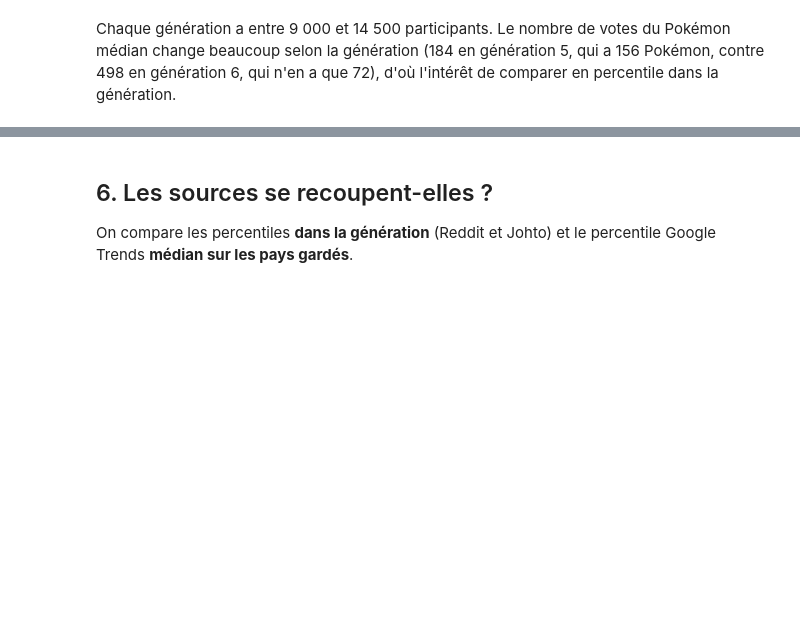
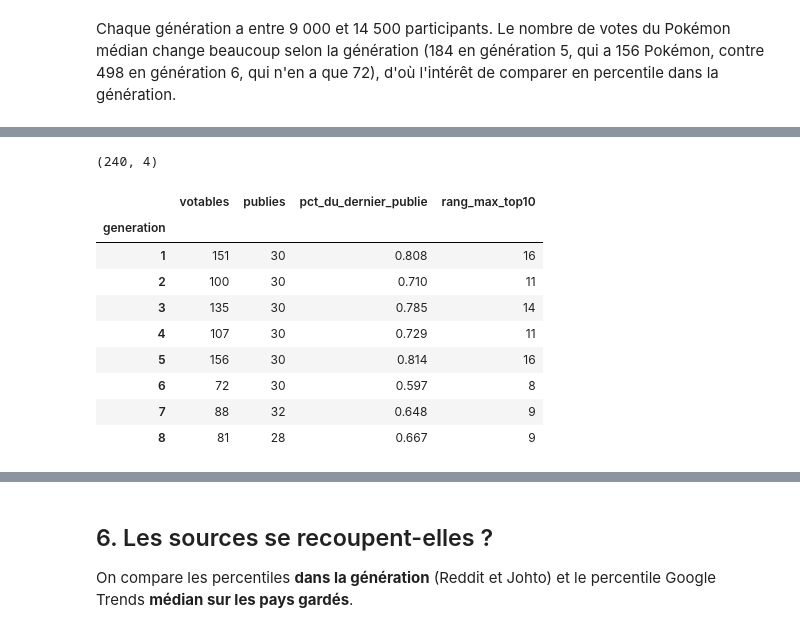
Before and after one commit to Kez0X/projet_pokemon, a Jupyter notebook: notebooks/02_popularite_sources.ipynb, the cells around one changed output, grey strips where cells are left out. Drawn from its saved outputs; the diff is of its cells as text; code cells hidden in the pictures; blank space fills up the shorter version.

```diff
--- a/notebooks/02_popularite_sources.ipynb
+++ b/notebooks/02_popularite_sources.ipynb
@@ -645,0 +654,27 @@ Chaque génération a entre 9 000 et 14 500 participants. Le nombre de votes du
+# %%
+POTY_DEX_MAX = 890   # derniers Pokémon votables en février 2020 (jusqu'à Épée et Bouclier)
+n_votables = table[table.index <= POTY_DEX_MAX].groupby("generation").size().rename("votables")
+
+po = table.loc[table.poty_rang_generation.notna(), ["generation", "poty_votes", "poty_rang_generation"]].copy()
+n = po.generation.map(n_votables)
+po["poty_pct_gen"] = (n - po.poty_rang_generation + 1) / n
+print(po.shape)
+
+# percentile du dernier publié, et rang maximum pour être dans le top 10 % (percentile >= 0,9)
+resume = n_votables.to_frame()
+resume["publies"] = po.groupby("generation").size()
+resume["pct_du_dernier_publie"] = po.groupby("generation").poty_pct_gen.min().round(3)
+resume["rang_max_top10"] = np.floor(0.1 * resume.votables + 1).astype(int)
+resume
+# %% [output]
+(240, 4)
+|  | votables | publies | pct_du_dernier_publie | rang_max_top10 |
+| generation |  |  |  |  |
+| 1 | 151 | 30 | 0.808 | 16 |
+| 2 | 100 | 30 | 0.710 | 11 |
+| 3 | 135 | 30 | 0.785 | 14 |
+| 4 | 107 | 30 | 0.729 | 11 |
+| 5 | 156 | 30 | 0.814 | 16 |
+| 6 | 72 | 30 | 0.597 | 8 |
+| 7 | 88 | 32 | 0.648 | 9 |
+| 8 | 81 | 28 | 0.667 | 9 |
```
Also changed, not shown: parts of 20 cells of this notebook.
